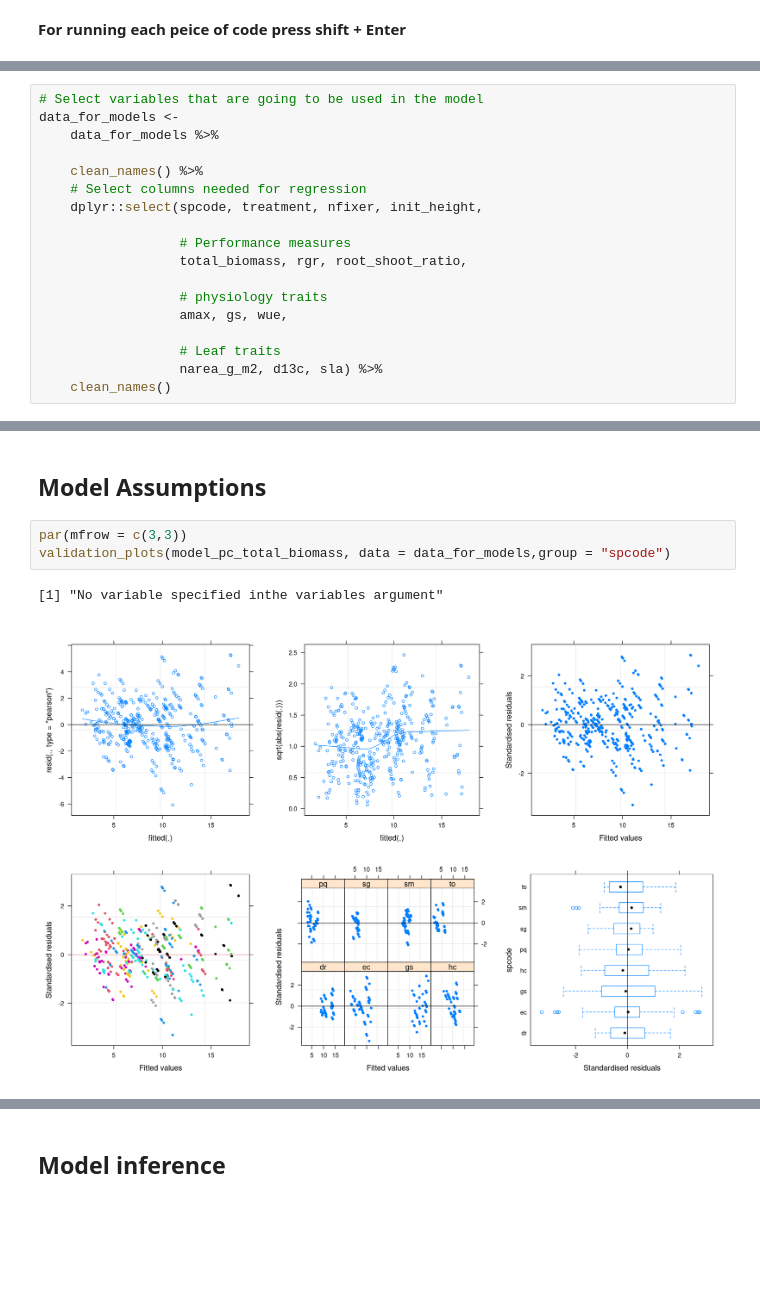
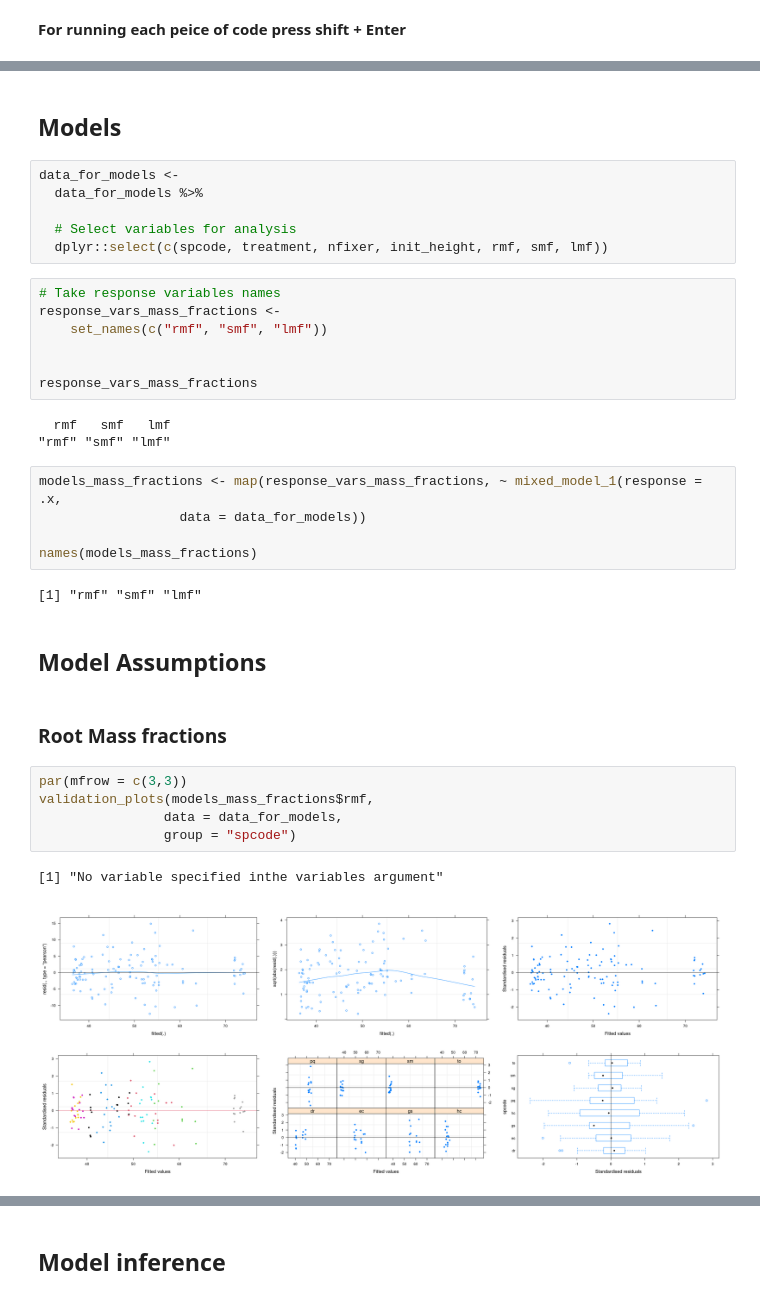
Before and after one commit to ecamo19/shade_house_reproducible_stats, a Jupyter notebook: notebooks/supplementary_figures.ipynb, the cells around one changed output, grey strips where cells are left out. Drawn from its saved outputs; the diff is of its cells as text; blank space fills up the shorter version.

Commit message:
Working on Mass fractions figures

```diff
--- a/notebooks/supplementary_figures.ipynb
+++ b/notebooks/supplementary_figures.ipynb
@@ -62,18 +90,0 @@ A data.frame: 6 × 19
-# %%
-# Select variables that are going to be used in the model
-data_for_models <-
-    data_for_models %>%
-
-    clean_names() %>%
-    # Select columns needed for regression
-    dplyr::select(spcode, treatment, nfixer, init_height,
-
-                  # Performance measures
-                  total_biomass, rgr, root_shoot_ratio,
-
-                  # physiology traits
-                  amax, gs, wue,
-
-                  # Leaf traits
-                  narea_g_m2, d13c, sla) %>%
-    clean_names()
@@ -263,8 +209,37 @@ model_pc_root_shoot <- lmer(root_shoot_ratio ~ treatment + nfixer+ pc1 + pc2 + p
+# %% [markdown]
+## Models
+# %%
+data_for_models <-
+  data_for_models %>%
+
+  # Select variables for analysis
+  dplyr::select(c(spcode, treatment, nfixer, init_height, rmf, smf, lmf))
+# %%
+# Take response variables names
+response_vars_mass_fractions <-
+    set_names(c("rmf", "smf", "lmf"))
+
+
+response_vars_mass_fractions
+# %% [output]
+  rmf   smf   lmf
+"rmf" "smf" "lmf"
+# %%
+models_mass_fractions <- map(response_vars_mass_fractions, ~ mixed_model_1(response = .x,
+                  data = data_for_models))
+
+names(models_mass_fractions)
+# %% [output]
+[1] "rmf" "smf" "lmf"
 # %% [markdown]
 ## Model Assumptions
+# %% [markdown]
+### Root Mass fractions
 # %%
 par(mfrow = c(3,3))
-validation_plots(model_pc_total_biomass, data = data_for_models,group = "spcode")
+validation_plots(models_mass_fractions$rmf,
+                data = data_for_models,
+                group = "spcode")
 # %% [output]
 [1] "No variable specified inthe variables argument"
-[figure, old version]
+[figure, new version]
```
Also changed, not shown: parts of 61 cells of this notebook.
